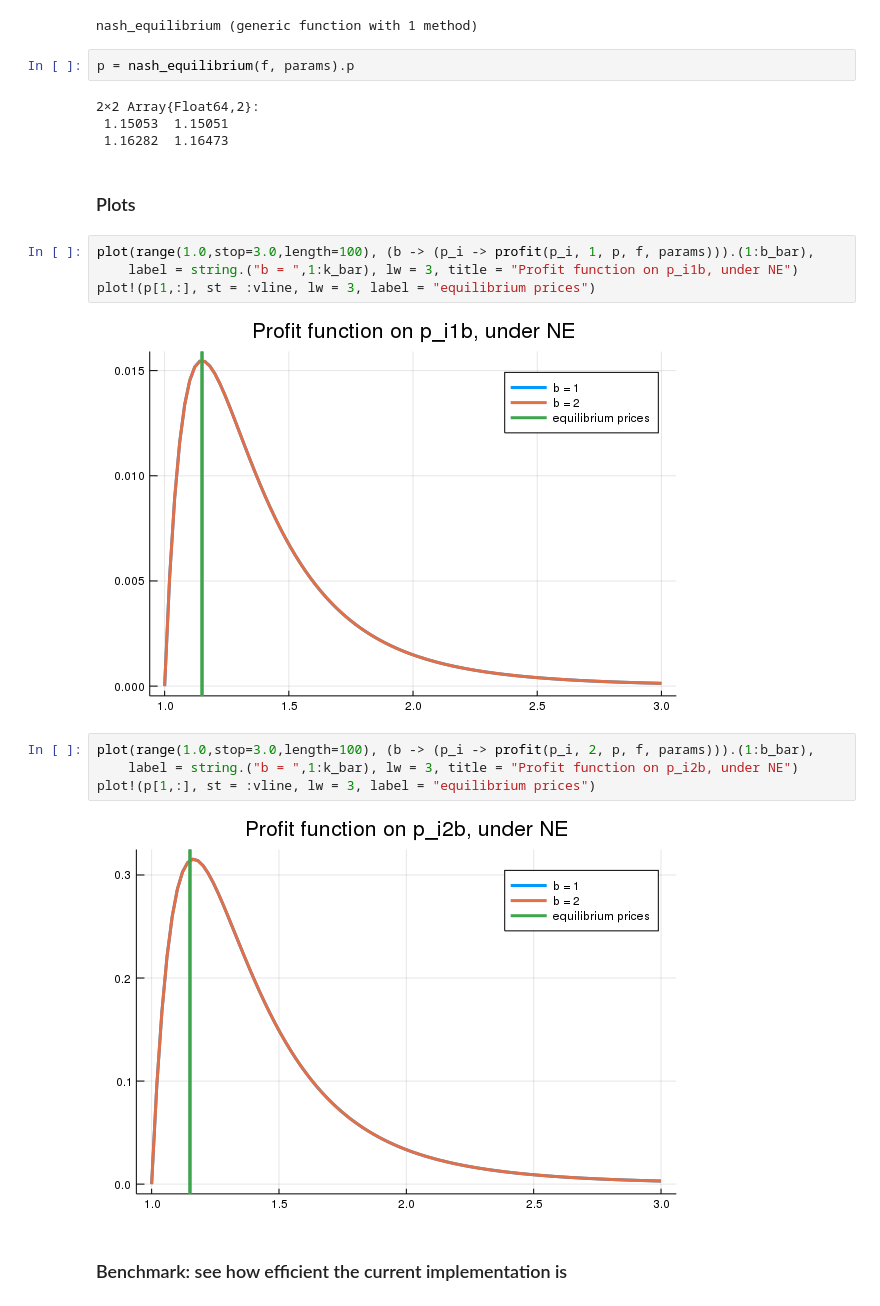
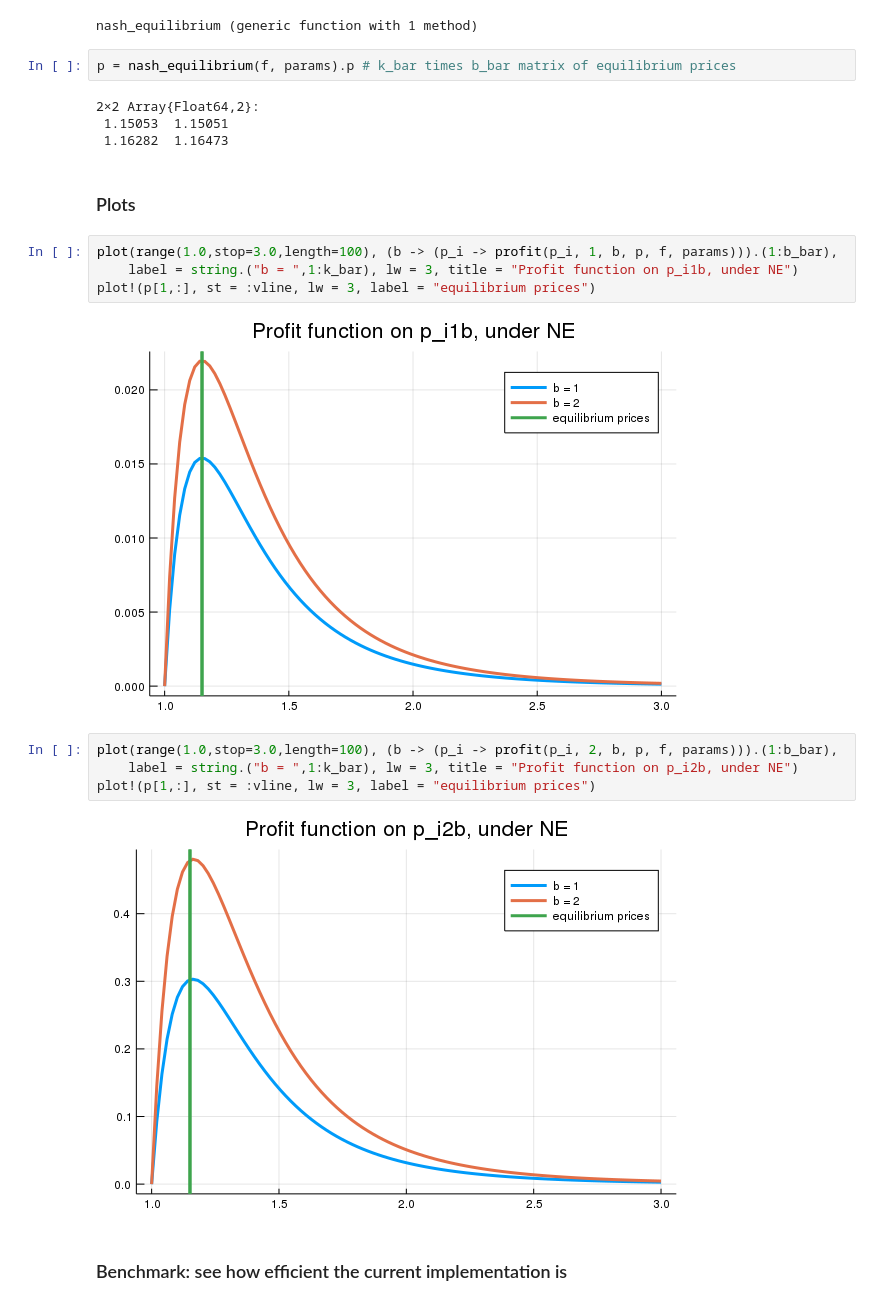
Before and after one commit to lnsongxf/Perla1.jl, a Jupyter notebook: demand-function-with-multiple-cohorts-two-type.ipynb, the cells around one changed output. Cells and saved outputs as stored; diff of their text form.

Commit message:
Draw correct plots in notebook added at 6466383
Plots for NE in the previous commit (6466383) used profit functions for a single cohort case.

```diff
--- a/demand-function-with-multiple-cohorts-two-type.ipynb
+++ b/demand-function-with-multiple-cohorts-two-type.ipynb
@@ -236,7 +236,7 @@ end
 # %% [output]
 nash_equilibrium (generic function with 1 method)
 # %%
-p = nash_equilibrium(f, params).p
+p = nash_equilibrium(f, params).p # k_bar times b_bar matrix of equilibrium prices
 # %% [output]
 2×2 Array{Float64,2}:
  1.15053  1.15051
@@ -244,17 +244,17 @@ p = nash_equilibrium(f, params).p
 # %% [markdown]
 ### Plots
 # %%
-plot(range(1.0,stop=3.0,length=100), (b -> (p_i -> profit(p_i, 1, p, f, params))).(1:b_bar),
+plot(range(1.0,stop=3.0,length=100), (b -> (p_i -> profit(p_i, 1, b, p, f, params))).(1:b_bar),
     label = string.("b = ",1:k_bar), lw = 3, title = "Profit function on p_i1b, under NE")
 plot!(p[1,:], st = :vline, lw = 3, label = "equilibrium prices")
 # %% [output]
-[figure, old version]
+[figure, new version]
 # %%
-plot(range(1.0,stop=3.0,length=100), (b -> (p_i -> profit(p_i, 2, p, f, params))).(1:b_bar),
+plot(range(1.0,stop=3.0,length=100), (b -> (p_i -> profit(p_i, 2, b, p, f, params))).(1:b_bar),
     label = string.("b = ",1:k_bar), lw = 3, title = "Profit function on p_i2b, under NE")
 plot!(p[1,:], st = :vline, lw = 3, label = "equilibrium prices")
 # %% [output]
-[figure, old version]
+[figure, new version]
 # %% [markdown]
 ### Benchmark: see how efficient the current implementation is
 # %%
```
Also changed, not shown: parts of 3 cells of this notebook.
